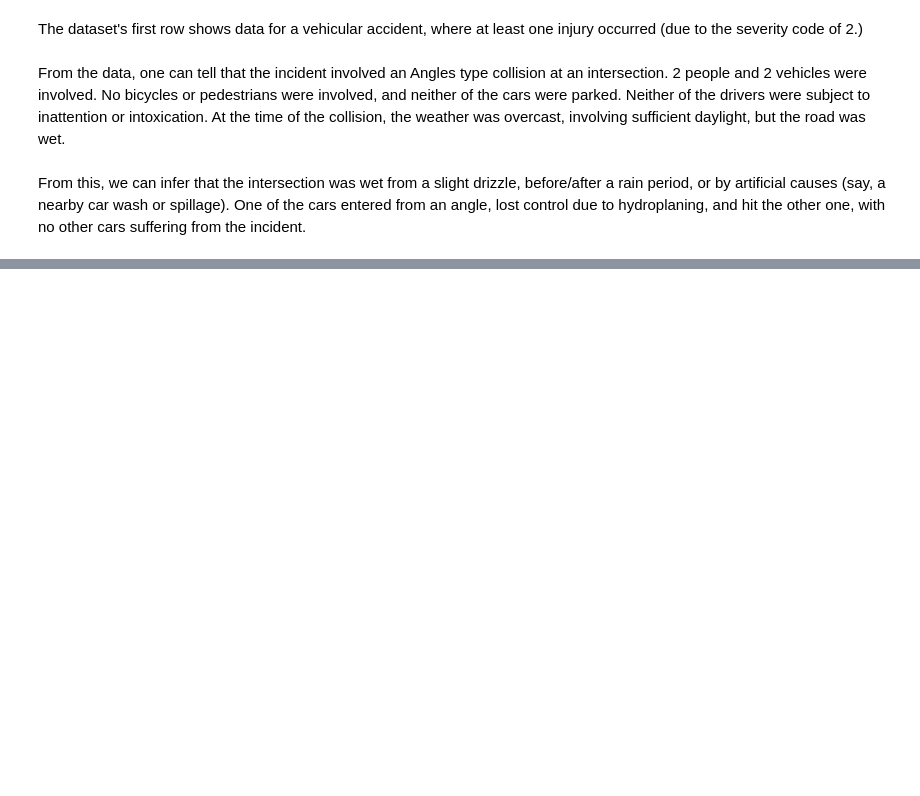
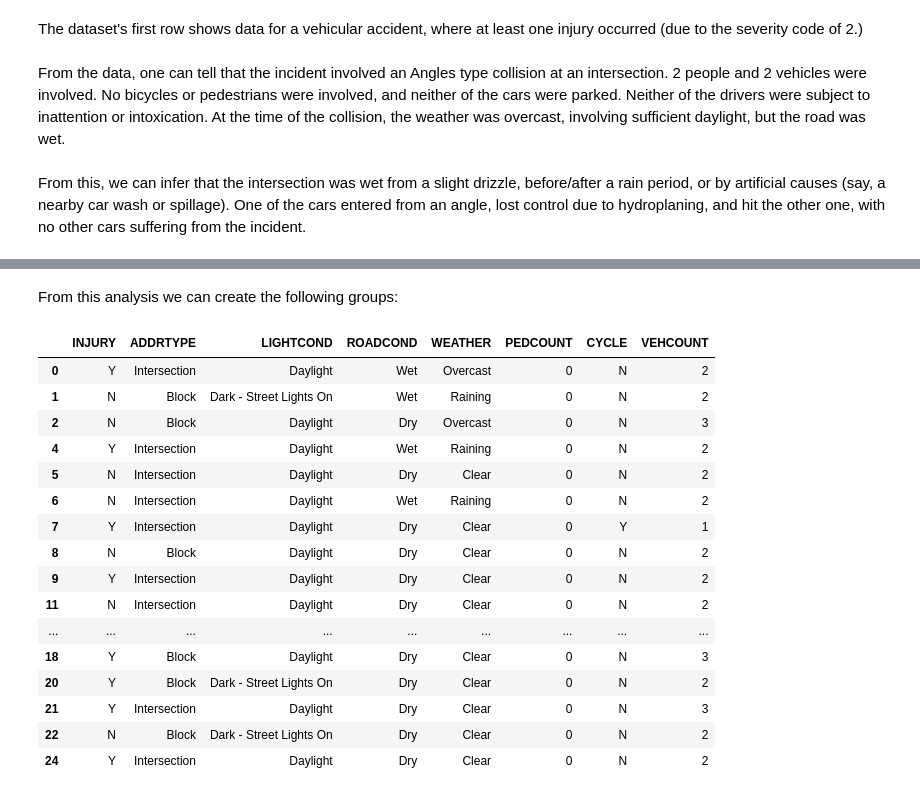
Before and after one commit to tbreitschwerdt/Coursera_Capstone, a Jupyter notebook: Capstone Project Week 1.ipynb, the cells around one changed output, grey strips where cells are left out. Saved outputs shown, nothing was run; the diff lists cells and outputs as text; code cells hidden in the pictures; blank space fills up the shorter version.

```diff
--- a/Capstone Project Week 1.ipynb
+++ b/Capstone Project Week 1.ipynb
@@ -124,0 +141,31 @@ From this, we can infer that the intersection was wet from a slight drizzle, bef
+# %%
+dfnan = df.dropna(subset = ['LIGHTCOND'], axis = 0, inplace = False)
+dfnan = dfnan[dfnan['LIGHTCOND'] != 'Unknown']
+dfnan = dfnan[dfnan['LIGHTCOND'] != 'Other']
+dfnan = dfnan[dfnan['LIGHTCOND'] != 'Dark - Unknown Lighting']
+dfnan = dfnan.dropna(subset = ['ROADCOND'], axis = 0, inplace = False)
+dfnan = dfnan[dfnan['ROADCOND'] != 'Other']
+dfnan = dfnan[dfnan['ROADCOND'] != 'Unknown']
+dfnan = dfnan.dropna(subset = ['WEATHER'], axis = 0, inplace = False)
+dfnan = dfnan[dfnan['WEATHER'] != 'Other']
+dfnan = dfnan[dfnan['WEATHER'] != 'Unknown']
+dfnan = dfnan.dropna(subset = ['ADDRTYPE'], axis = 0, inplace = False)
+dfnan = dfnan.dropna(subset = ['COLLISIONTYPE'], axis = 0, inplace = False)
+dfnan = dfnan[dfnan['COLLISIONTYPE'] != 'Other']
+
+dfnan['PEDROWNOTGRNT'].replace(np.nan, 'N', inplace=True)
+dfnan['SPEEDING'].replace(np.nan, 'N', inplace=True)
+dfnan['INATTENTIONIND'].replace(np.nan, 'N', inplace=True)
+dfnan['UNDERINFL'].replace('0', 'N', inplace=True)
+dfnan['UNDERINFL'].replace('1', 'Y', inplace=True)
+
+
+dfnan.rename(columns={'SEVERITYCODE': 'INJURY'}, inplace=True)
+dfnan['INJURY'].replace(1, 'N', inplace=True)
+dfnan['INJURY'].replace(2, 'Y', inplace=True)
+
+
+print(np.unique(dfnan['PEDCOUNT'], return_counts=True))
+print(np.unique(dfnan['PEDCYLCOUNT'], return_counts=True))
+print(np.unique(dfnan['VEHCOUNT'], return_counts=True))
+print(np.unique(dfnan['PERSONCOUNT'], return_counts=True))
@@ -124,0 +184,2 @@ From this, we can infer that the intersection was wet from a slight drizzle, bef
+# %% [markdown]
+From this analysis we can create the following groups:
@@ -124,0 +268,20 @@ From this, we can infer that the intersection was wet from a slight drizzle, bef
+# %%
+dfnan[['INJURY', 'ADDRTYPE', 'LIGHTCOND', 'ROADCOND', 'WEATHER', 'PEDCOUNT', 'CYCLE', 'VEHCOUNT']].head(20)
+# %% [output]
+|  | INJURY | ADDRTYPE | LIGHTCOND | ROADCOND | WEATHER | PEDCOUNT | CYCLE | VEHCOUNT |
+| 0 | Y | Intersection | Daylight | Wet | Overcast | 0 | N | 2 |
+| 1 | N | Block | Dark - Street Lights On | Wet | Raining | 0 | N | 2 |
+| 2 | N | Block | Daylight | Dry | Overcast | 0 | N | 3 |
+| 4 | Y | Intersection | Daylight | Wet | Raining | 0 | N | 2 |
+| 5 | N | Intersection | Daylight | Dry | Clear | 0 | N | 2 |
+| 6 | N | Intersection | Daylight | Wet | Raining | 0 | N | 2 |
+| 7 | Y | Intersection | Daylight | Dry | Clear | 0 | Y | 1 |
+| 8 | N | Block | Daylight | Dry | Clear | 0 | N | 2 |
+| 9 | Y | Intersection | Daylight | Dry | Clear | 0 | N | 2 |
+| 11 | N | Intersection | Daylight | Dry | Clear | 0 | N | 2 |
+| ... | ... | ... | ... | ... | ... | ... | ... | ... |
+| 18 | Y | Block | Daylight | Dry | Clear | 0 | N | 3 |
+| 20 | Y | Block | Dark - Street Lights On | Dry | Clear | 0 | N | 2 |
+| 21 | Y | Intersection | Daylight | Dry | Clear | 0 | N | 3 |
+| 22 | N | Block | Dark - Street Lights On | Dry | Clear | 0 | N | 2 |
+| 24 | Y | Intersection | Daylight | Dry | Clear | 0 | N | 2 |
```
Also changed, not shown: parts of 60 cells of this notebook.
